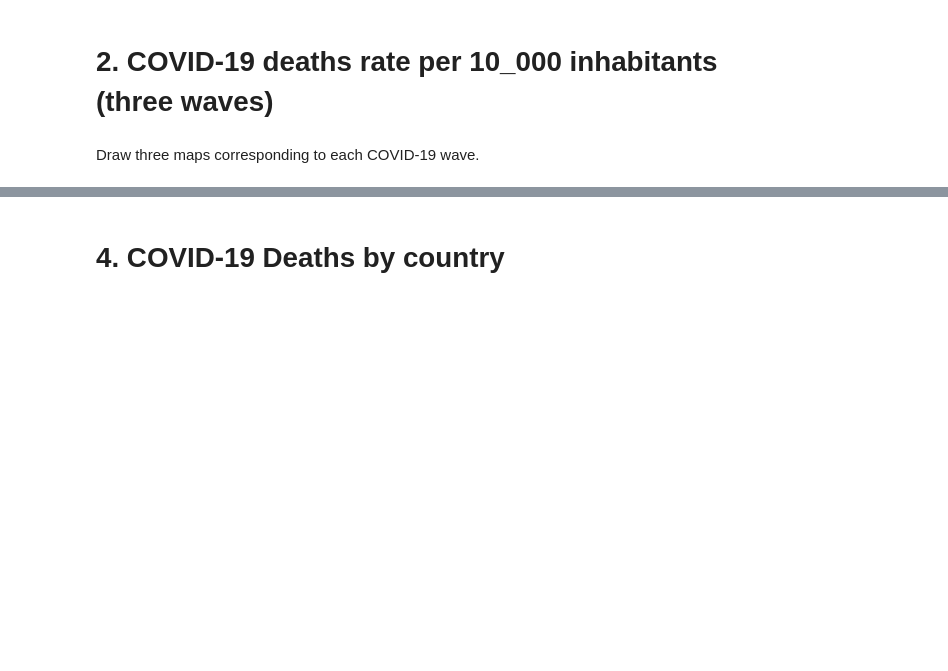
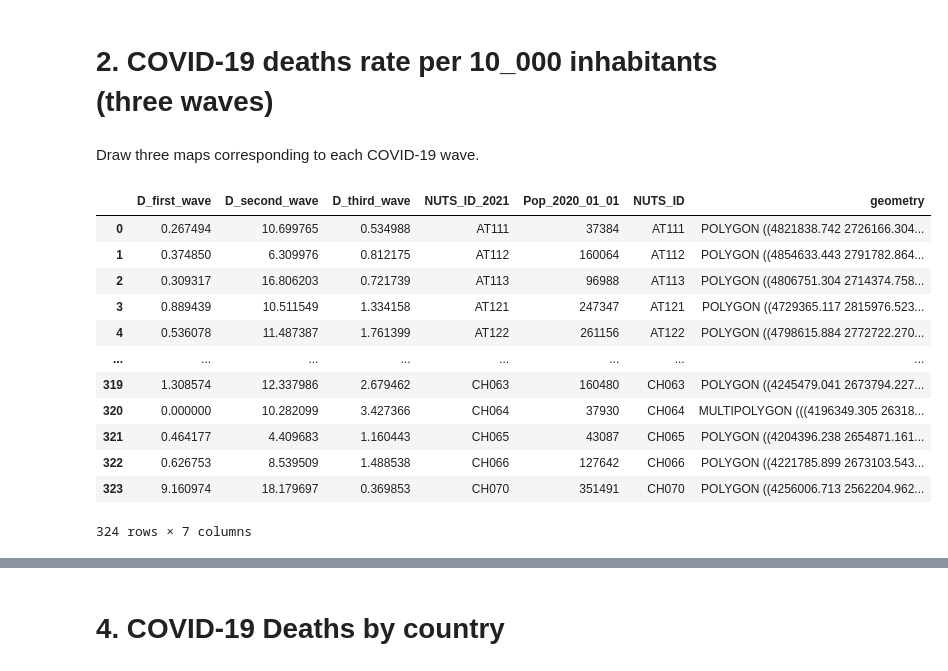
Before and after one commit to l5d1l5/ESPON-DATA, a Jupyter notebook: 03_Figures/02_Report Plots/Code.ipynb, the cells around one changed output, grey strips where cells are left out. Saved outputs shown, nothing was run; the diff lists cells and outputs as text; code cells hidden in the pictures; blank space fills up the shorter version.

```diff
--- a/03_Figures/02_Report Plots/Code.ipynb
+++ b/03_Figures/02_Report Plots/Code.ipynb
@@ -71,12 +74,28 @@ sns.despine(offset=2)
 # 2. COVID-19 deaths rate per 10_000 inhabitants (three waves)
 # %% [markdown]
 Draw three maps corresponding to each COVID-19 wave.
+# %%
+## read the shape file
+shape = gpd.read_file('../../02_Data/01_GIS/02_Full file/NUTS_COVID.shp')[['NUTS_ID', 'geometry']]
+world = gpd.read_file(gpd.datasets.get_path('naturalearth_lowres'))
+cities = pd.read_csv('../../02_Data/world_cities.txt')
+# turn lat and lng values into geodata
+geo_points = [Point(x,y) for x,y in zip(cities['lng'], cities['lat'])]
+cities = gpd.GeoDataFrame(cities, geometry = geo_points)
+cities = cities[cities['iso2'].isin(ds.columns.tolist())].sort_values(by = 'population', ascending = False).head(20)
 # %%
-## read the death's df
-deaths = pd.read_excel('../../02_Data/03_Explanatory varibales/Output/Xis.xlsx')
+## read the population data
+population = pd.read_excel('../../02_Data/02_Pandemic variables/03_Exc. Mortality/Excess_mortality_database_v220103.xls',
+                          sheet_name = 'EM_FINAL_absolute')[['NUTS_ID_2021', 'Pop_2020_01_01']]
 
-d = deaths.filter(like = 'D_').iloc[:,-3:]
+## read the deaths data
+deaths = pd.read_excel('../../02_Data/02_Pandemic variables/02_Deaths/EU_Deaths_Daily_Unstacked.xlsx', index_col = 'nuts_id').drop('country', axis =1)
+# deaths waves
+deaths['D_first_wave'] = deaths.loc[:, pd.to_datetime('2020-03-01') : pd.to_datetime('2020-05-01')].sum(axis =1)
+deaths['D_second_wave'] = deaths.loc[:, pd.to_datetime('2020-09-01') : pd.to_datetime('2021-05-01')].sum(axis =1)
+deaths['D_third_wave'] = deaths.loc[:, pd.to_datetime('2021-07-01') : pd.to_datetime('2021-12-01')].sum(axis =1)
+deaths = deaths.filter(like = 'wave')
 
-## read the shape file
-shape = gpd.read_file('../../02_Data/01_GIS/02_Full file/Full shape/Full shape.shp')
-shape = shape.to_crs(epsg = 3035)
+d = pd.merge(deaths, population, left_on = deaths.index, right_on = "NUTS_ID_2021")
+for col in deaths.columns:
+    d[col] = (d[col] / d['Pop_2020_01_01']) * 10_000
@@ -92,0 +111,16 @@ plt.rcParams['figure.dpi'] = 80
+# %%
+geo_d_rate
+# %% [output]
+|  | D_first_wave | D_second_wave | D_third_wave | NUTS_ID_2021 | Pop_2020_01_01 | NUTS_ID | geometry |
+| 0 | 0.267494 | 10.699765 | 0.534988 | AT111 | 37384 | AT111 | POLYGON ((4821838.742 2726166.304... |
+| 1 | 0.374850 | 6.309976 | 0.812175 | AT112 | 160064 | AT112 | POLYGON ((4854633.443 2791782.864... |
+| 2 | 0.309317 | 16.806203 | 0.721739 | AT113 | 96988 | AT113 | POLYGON ((4806751.304 2714374.758... |
+| 3 | 0.889439 | 10.511549 | 1.334158 | AT121 | 247347 | AT121 | POLYGON ((4729365.117 2815976.523... |
+| 4 | 0.536078 | 11.487387 | 1.761399 | AT122 | 261156 | AT122 | POLYGON ((4798615.884 2772722.270... |
+| ... | ... | ... | ... | ... | ... | ... | ... |
+| 319 | 1.308574 | 12.337986 | 2.679462 | CH063 | 160480 | CH063 | POLYGON ((4245479.041 2673794.227... |
+| 320 | 0.000000 | 10.282099 | 3.427366 | CH064 | 37930 | CH064 | MULTIPOLYGON (((4196349.305 26318... |
+| 321 | 0.464177 | 4.409683 | 1.160443 | CH065 | 43087 | CH065 | POLYGON ((4204396.238 2654871.161... |
+| 322 | 0.626753 | 8.539509 | 1.488538 | CH066 | 127642 | CH066 | POLYGON ((4221785.899 2673103.543... |
+| 323 | 9.160974 | 18.179697 | 0.369853 | CH070 | 351491 | CH070 | POLYGON ((4256006.713 2562204.962... |
+324 rows × 7 columns
```
Also changed, not shown: parts of 14 cells of this notebook, 2 other files.
